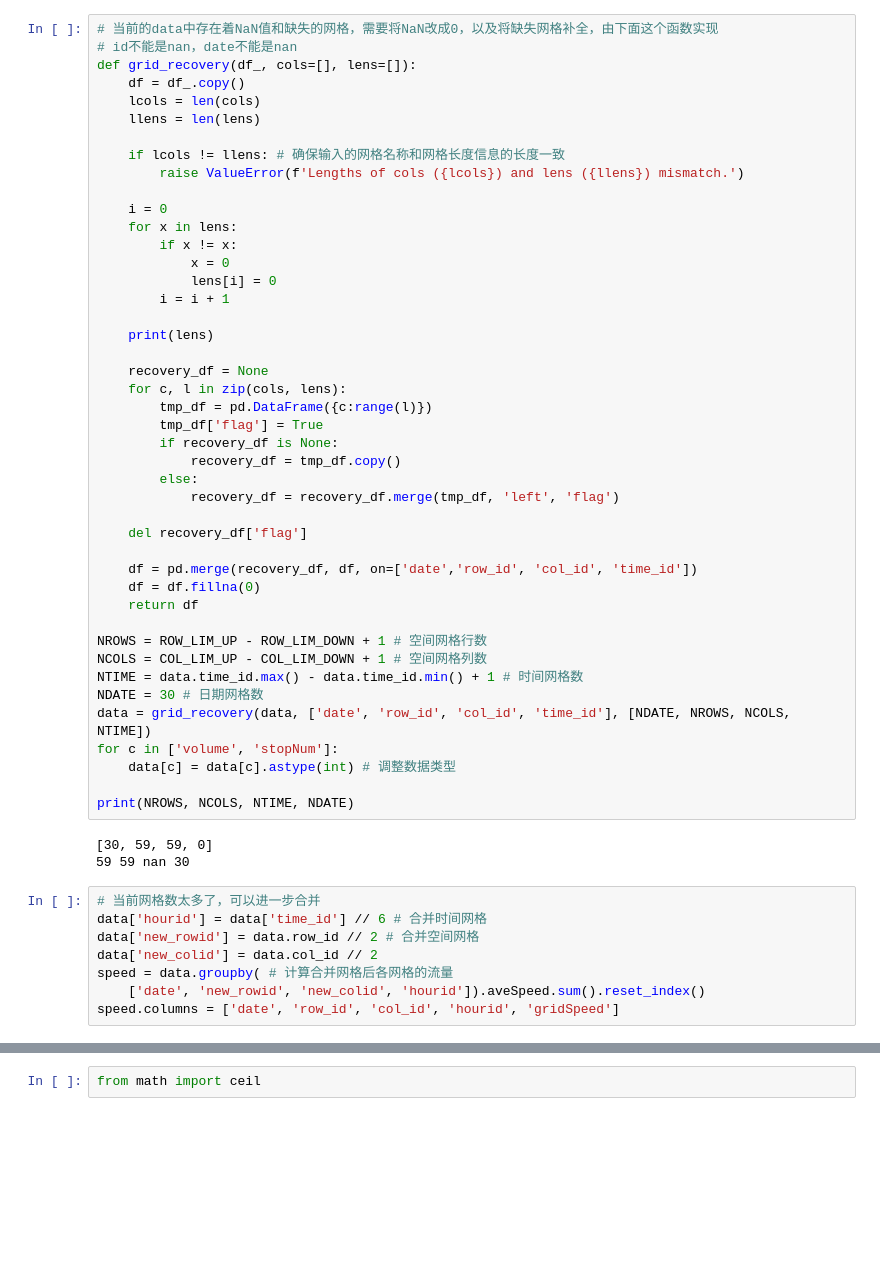
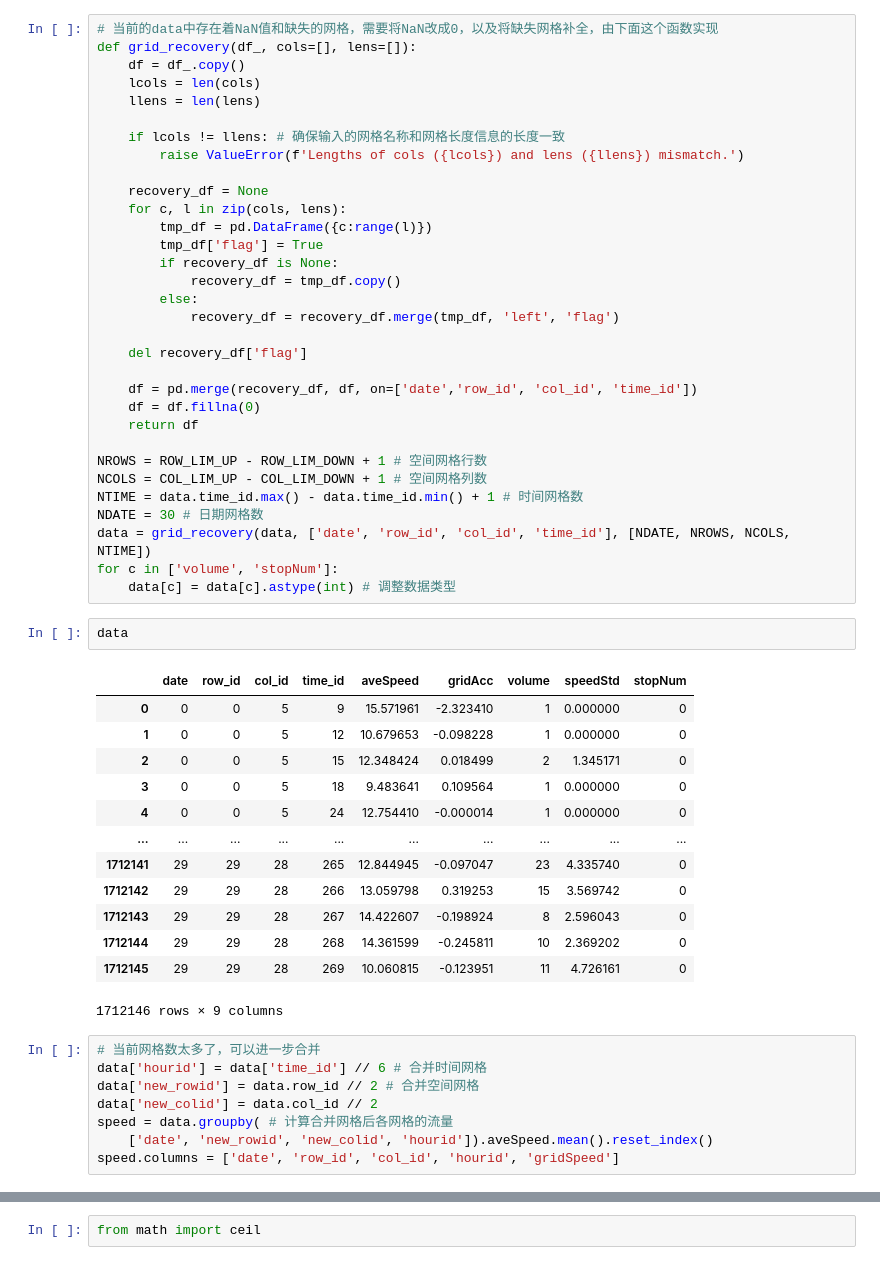
Before and after one commit to Maizehsu/PRP-2021-Summer, a Jupyter notebook: Code_xm/CNN_speed.ipynb, the cells around one changed output, grey strips where cells are left out. Cells and saved outputs as stored; diff of their text form; blank space fills up the shorter version.

```diff
--- a/Code_xm/CNN_speed.ipynb
+++ b/Code_xm/CNN_speed.ipynb
@@ -40,7 +29,6 @@ data['time_id'] -= data['time_id'].min()
 data = data.sort_values(['date', 'row_id', 'col_id', 'time_id']).reset_index(drop=True)
 # %%
 # 当前的data中存在着NaN值和缺失的网格，需要将NaN改成0，以及将缺失网格补全，由下面这个函数实现
-# id不能是nan，date不能是nan
 def grid_recovery(df_, cols=[], lens=[]):
     df = df_.copy()
     lcols = len(cols)
@@ -48,15 +36,6 @@ def grid_recovery(df_, cols=[], lens=[]):
 
     if lcols != llens: # 确保输入的网格名称和网格长度信息的长度一致
         raise ValueError(f'Lengths of cols ({lcols}) and lens ({llens}) mismatch.')
-
-    i = 0
-    for x in lens:
-        if x != x:
-            x = 0
-            lens[i] = 0
-        i = i + 1
-
-    print(lens)
 
     recovery_df = None
     for c, l in zip(cols, lens):
@@ -80,16 +59,27 @@ NDATE = 30 # 日期网格数
 data = grid_recovery(data, ['date', 'row_id', 'col_id', 'time_id'], [NDATE, NROWS, NCOLS, NTIME])
 for c in ['volume', 'stopNum']:
     data[c] = data[c].astype(int) # 调整数据类型
-
-print(NROWS, NCOLS, NTIME, NDATE)
-# %% [output]
-[30, 59, 59, 0]
-59 59 nan 30
+# %%
+data
+# %% [output]
+|  | date | row_id | col_id | time_id | aveSpeed | gridAcc | volume | speedStd | stopNum |
+| 0 | 0 | 0 | 5 | 9 | 15.571961 | -2.323410 | 1 | 0.000000 | 0 |
+| 1 | 0 | 0 | 5 | 12 | 10.679653 | -0.098228 | 1 | 0.000000 | 0 |
+| 2 | 0 | 0 | 5 | 15 | 12.348424 | 0.018499 | 2 | 1.345171 | 0 |
+| 3 | 0 | 0 | 5 | 18 | 9.483641 | 0.109564 | 1 | 0.000000 | 0 |
+| 4 | 0 | 0 | 5 | 24 | 12.754410 | -0.000014 | 1 | 0.000000 | 0 |
+| ... | ... | ... | ... | ... | ... | ... | ... | ... | ... |
+| 1712141 | 29 | 29 | 28 | 265 | 12.844945 | -0.097047 | 23 | 4.335740 | 0 |
+| 1712142 | 29 | 29 | 28 | 266 | 13.059798 | 0.319253 | 15 | 3.569742 | 0 |
+| 1712143 | 29 | 29 | 28 | 267 | 14.422607 | -0.198924 | 8 | 2.596043 | 0 |
+| 1712144 | 29 | 29 | 28 | 268 | 14.361599 | -0.245811 | 10 | 2.369202 | 0 |
+| 1712145 | 29 | 29 | 28 | 269 | 10.060815 | -0.123951 | 11 | 4.726161 | 0 |
+1712146 rows × 9 columns
 # %%
 # 当前网格数太多了，可以进一步合并
 data['hourid'] = data['time_id'] // 6 # 合并时间网格
 data['new_rowid'] = data.row_id // 2 # 合并空间网格
 data['new_colid'] = data.col_id // 2
 speed = data.groupby( # 计算合并网格后各网格的流量
-    ['date', 'new_rowid', 'new_colid', 'hourid']).aveSpeed.sum().reset_index()
+    ['date', 'new_rowid', 'new_colid', 'hourid']).aveSpeed.mean().reset_index()
 speed.columns = ['date', 'row_id', 'col_id', 'hourid', 'gridSpeed']
```
Also changed, not shown: parts of 22 cells of this notebook, 2 other files.
